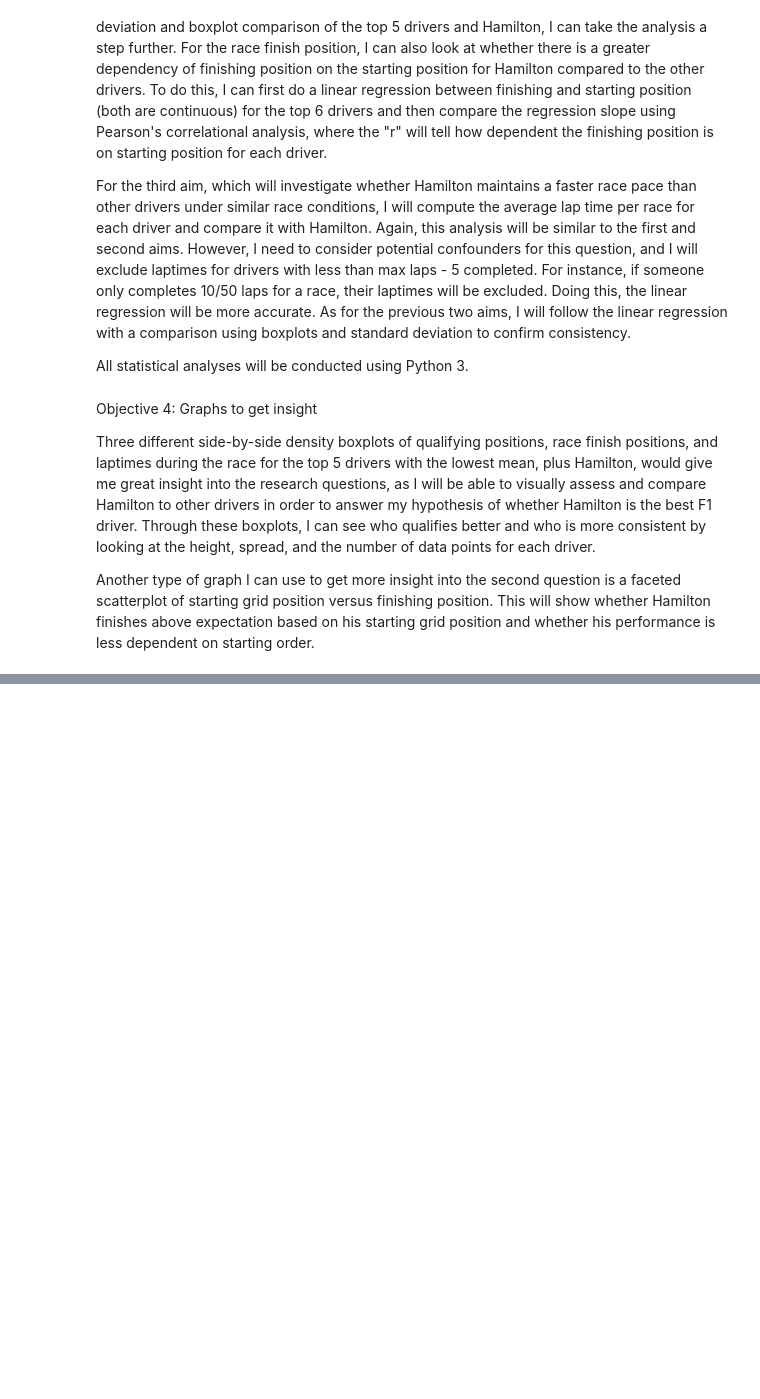
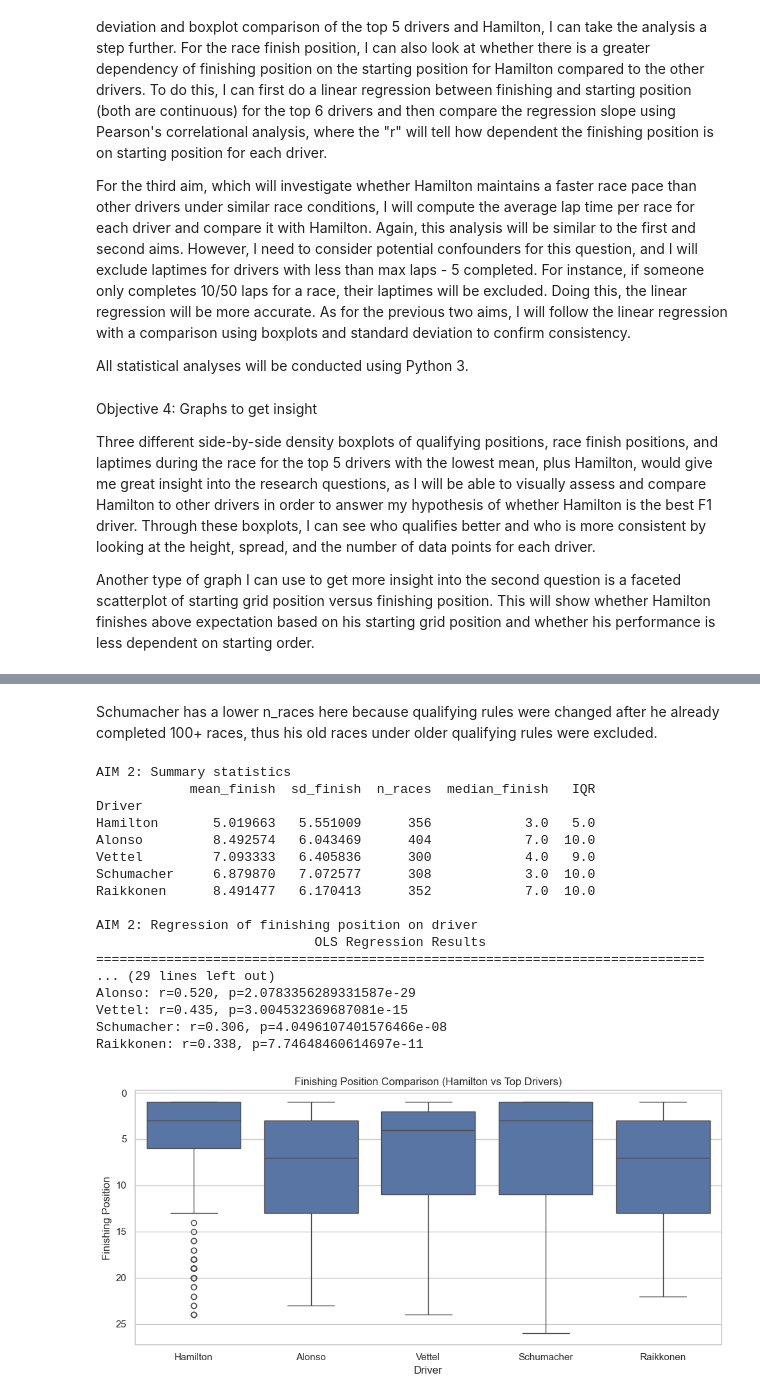
Before and after one commit to TejShah01/BIOS-584, a Jupyter notebook: Final Project.ipynb, the cells around one changed output, grey strips where cells are left out. Saved outputs shown, nothing was run; the diff lists cells and outputs as text; code cells hidden in the pictures; blank space fills up the shorter version.

```diff
--- a/Final Project.ipynb
+++ b/Final Project.ipynb
@@ -76,0 +151,78 @@ Another type of graph I can use to get more insight into the second question is
+# %% [markdown]
+Schumacher has a lower n_races here because qualifying rules were changed after he already completed 100+ races, thus his old races under older qualifying rules were excluded.
+# %%
+sns.set(style="whitegrid")
+
+selected = list(driver_ids.values())
+race_5 = race_result[race_result["driverId"].isin(selected)].copy()
+race_5["Driver"] = race_5["driverId"].map(id_to_name)
+
+driver_order = ["Hamilton", "Alonso", "Vettel", "Schumacher", "Raikkonen"]
+race_5["Driver"] = pd.Categorical(race_5["Driver"], categories=driver_order)
+
+#Droping missing starting or finishing position
+race_5 = race_5.dropna(subset=["grid", "positionOrder"])
+
+#Summary Statistics
+race_summary = (
+    race_5.groupby("Driver", observed=False)["positionOrder"]
+    .agg(["mean", "std", "count", "median",
+          lambda x: x.quantile(0.75) - x.quantile(0.25)])
+)
+
+race_summary.columns = ["mean_finish", "sd_finish", "n_races", "median_finish", "IQR"]
+print("\nAIM 2: Summary statistics")
+print(race_summary)
+
+#Linear Regression
+model_finish = smf.ols("positionOrder ~ C(Driver)", data=race_5).fit()
+print("\nAIM 2: Regression of finishing position on driver")
+print(model_finish.summary())
+
+slopes = {}
+correlations = {}
+
+for d in selected:
+    temp = race_5[race_5["driverId"] == d]
+    name = temp["Driver"].iloc[0]
+
+    # regression slope
+    m = smf.ols("positionOrder ~ grid", data=temp).fit()
+    slopes[name] = m.params["grid"]
+
+    # correlation
+    r, p = pearsonr(temp["grid"], temp["positionOrder"])
+    correlations[name] = (r, p)
+
+print("\nPearson correlations ")
+for name, (r, p) in correlations.items():
+    print(f"{name}: r={r:.3f}, p={p:}")
+
+#Boxplot to Visualize
+plt.figure(figsize=(10, 5))
+sns.boxplot(data=race_5, x="Driver", y="positionOrder", order=driver_order)
+plt.gca().invert_yaxis()
+plt.title("Finishing Position Comparison (Hamilton vs Top Drivers)")
+plt.xlabel("Driver")
+plt.ylabel("Finishing Position")
+plt.tight_layout()
+plt.show()
+# %% [output]
+AIM 2: Summary statistics
+            mean_finish  sd_finish  n_races  median_finish   IQR
+Driver
+Hamilton       5.019663   5.551009      356            3.0   5.0
+Alonso         8.492574   6.043469      404            7.0  10.0
+Vettel         7.093333   6.405836      300            4.0   9.0
+Schumacher     6.879870   7.072577      308            3.0  10.0
+Raikkonen      8.491477   6.170413      352            7.0  10.0
+
+AIM 2: Regression of finishing position on driver
+                            OLS Regression Results
+==============================================================================
+... (29 lines left out)
+Alonso: r=0.520, p=2.0783356289331587e-29
+Vettel: r=0.435, p=3.004532369687081e-15
+Schumacher: r=0.306, p=4.0496107401576466e-08
+Raikkonen: r=0.338, p=7.74648460614697e-11
+[figure, added]
```
Also changed, not shown: parts of 10 cells of this notebook, 1 other file.
